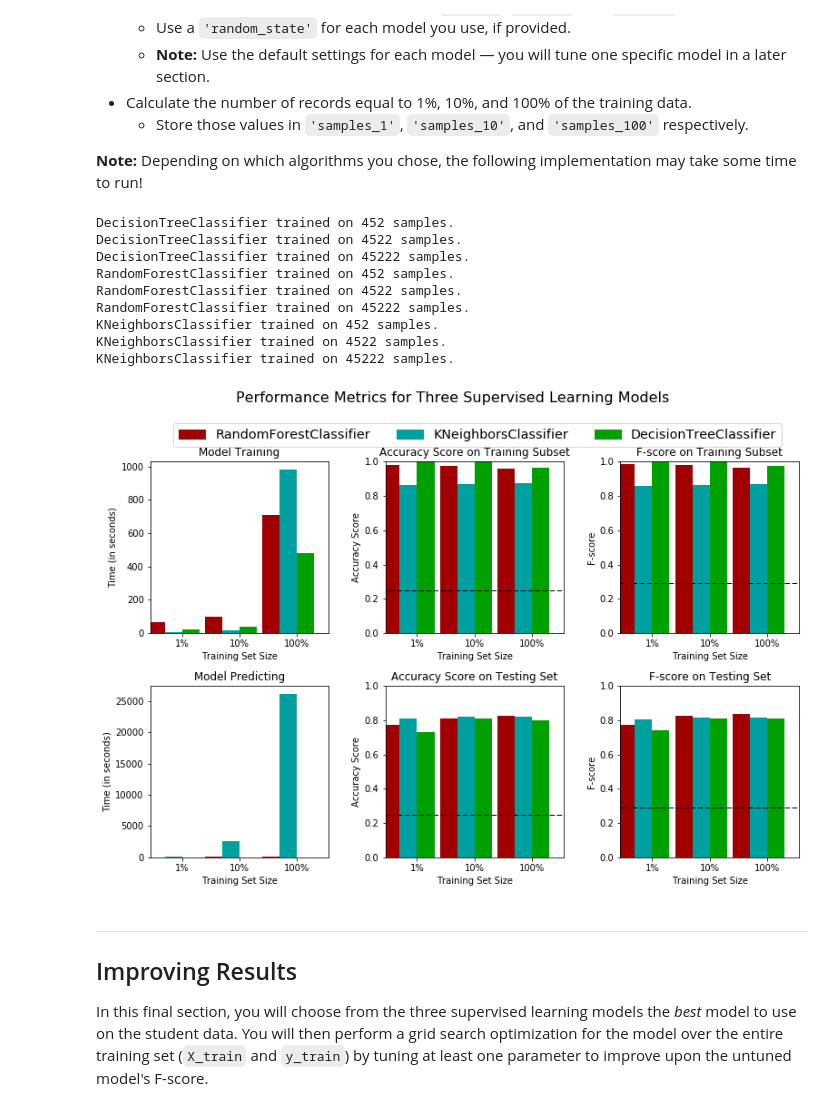
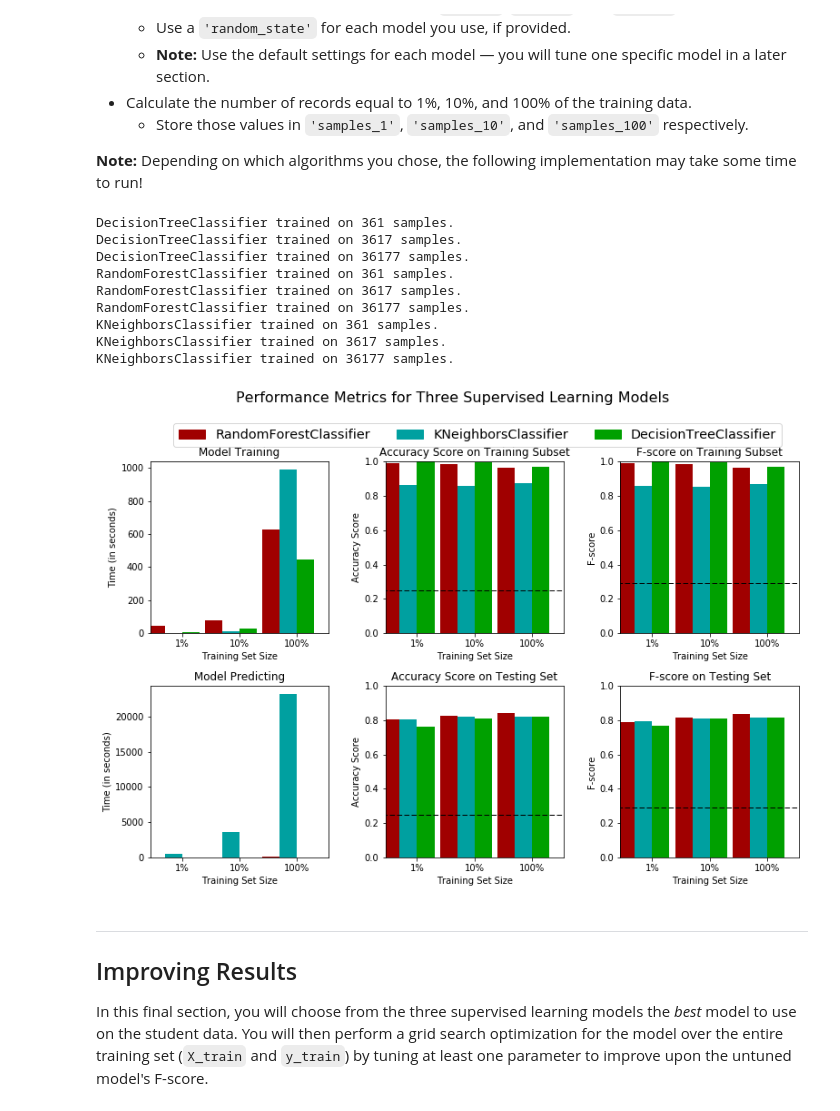
Before and after one commit to masroorhasan/machine-learning, a Jupyter notebook: finding_donors/finding_donors.ipynb, the cells around one changed output. Cells and saved outputs as stored; diff of their text form; code cells hidden in the pictures.

```diff
--- a/finding_donors/finding_donors.ipynb
+++ b/finding_donors/finding_donors.ipynb
@@ -198,11 +198,23 @@ import math
 # Calculate accuracy
 accuracy = (n_greater_50k / (n_records * 1.0))
 
+# True positives
+tp = np.sum(income)
+
+# False positives
+fp = len(income) - tp
+
+# True negatives
+tn = 0.0
+
+# False positives
+fn = 0.0
+
 # precision = true positive / (true positive + false positive)
-precision = n_greater_50k / ((n_greater_50k + (n_records - n_greater_50k)) * 1.0)
+precision = float(tp) / (tp + fp)
 
 # recall = true positive / (true positive + false negative)
-recall = n_greater_50k / ((n_greater_50k + 0.0) * 1.0)
+recall = float(tp) / (tp + fn)
 
 # Calculate F-score using the formula above for beta = 0.5
 fscore = (1.0 + math.pow(0.5, 2)) * ((precision * recall) / ((math.pow(0.5, 2) * precision) + recall))
@@ -337,7 +355,7 @@ def train_predict(learner, sample_size, X_train, y_train, X_test, y_test):
     # Get the predictions on the test set,
     #       then get predictions on the first 300 training samples
     start = time() # Get start time
-    predictions_test = learner.predict(X_test[:sample_size])
+    predictions_test = learner.predict(X_test)
     predictions_train = learner.predict(X_train[:300])
     end = time() # Get end time
 
@@ -348,13 +366,13 @@ def train_predict(learner, sample_size, X_train, y_train, X_test, y_test):
     results['acc_train'] = accuracy_score(y_train[:300], predictions_train)
 
     # Compute accuracy on test set
-    results['acc_test'] = accuracy_score(y_test[:sample_size], predictions_test)
+    results['acc_test'] = accuracy_score(y_test, predictions_test)
 
     # Compute F-score on the the first 300 training samples
-    results['f_train'] = fbeta_score(y_train[:300], predictions_train, average='weighted', beta=1)
+    results['f_train'] = fbeta_score(y_train[:300], predictions_train, average='weighted', beta=0.5)
 
     # Compute F-score on the test set
-    results['f_test'] = fbeta_score(y_test[:sample_size], predictions_test, average='weighted', beta=1)
+    results['f_test'] = fbeta_score(y_test, predictions_test, average='weighted', beta=0.5)
 
     # Success
     print "{} trained on {} samples.".format(learner.__class__.__name__, sample_size)
@@ -375,41 +393,41 @@ In the code cell, you will need to implement the following:
 # %%
 # Import the three supervised learning models from sklearn
 from sklearn.tree import DecisionTreeClassifier
 from sklearn.ensemble import RandomForestClassifier
 from sklearn.neighbors import KNeighborsClassifier
 
 # Initialize the three models
 clf_A = DecisionTreeClassifier(random_state=1)
 clf_B = RandomForestClassifier(random_state=7)
 clf_C = KNeighborsClassifier()
 
 # Calculate the number of samples for 1%, 10%, and 100% of the training data
-samples_1 = int((n_records * 1.0) * 0.01)
-samples_10 = int((n_records * 1.0) * 0.1)
-samples_100 = int((n_records * 1.0) * 1.0)
+samples_1 = int((X_train.shape[0] * 1.0) * 0.01)
+samples_10 = int((X_train.shape[0] * 1.0) * 0.1)
+samples_100 = int((X_train.shape[0] * 1.0) * 1.0)
 
 # Collect results on the learners
 results = {}
 for clf in [clf_A, clf_B, clf_C]:
     clf_name = clf.__class__.__name__
     results[clf_name] = {}
     for i, samples in enumerate([samples_1, samples_10, samples_100]):
         results[clf_name][i] = \
         train_predict(clf, samples, X_train, y_train, X_test, y_test)
 
 # Run metrics visualization for the three supervised learning models chosen
 vs.evaluate(results, accuracy, fscore)
 # %% [output]
-DecisionTreeClassifier trained on 452 samples.
-DecisionTreeClassifier trained on 4522 samples.
-DecisionTreeClassifier trained on 45222 samples.
-RandomForestClassifier trained on 452 samples.
-RandomForestClassifier trained on 4522 samples.
-RandomForestClassifier trained on 45222 samples.
-KNeighborsClassifier trained on 452 samples.
-KNeighborsClassifier trained on 4522 samples.
-KNeighborsClassifier trained on 45222 samples.
+DecisionTreeClassifier trained on 361 samples.
+DecisionTreeClassifier trained on 3617 samples.
+DecisionTreeClassifier trained on 36177 samples.
+RandomForestClassifier trained on 361 samples.
+RandomForestClassifier trained on 3617 samples.
+RandomForestClassifier trained on 36177 samples.
+KNeighborsClassifier trained on 361 samples.
+KNeighborsClassifier trained on 3617 samples.
+KNeighborsClassifier trained on 36177 samples.
-[figure, old version]
+[figure, new version]
 # %% [markdown]
 ----
 ## Improving Results
```
Also changed, not shown: parts of 6 cells of this notebook, 1 other file.
